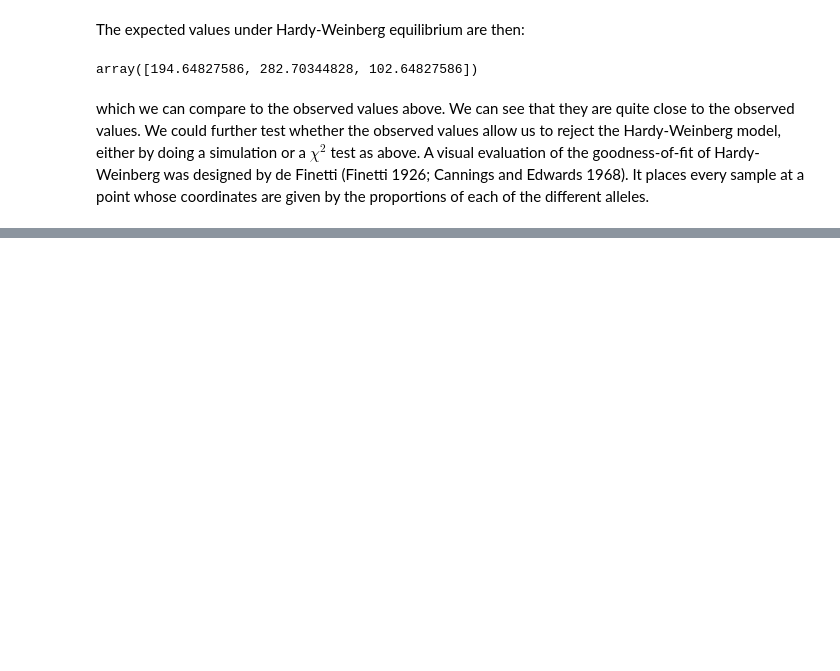
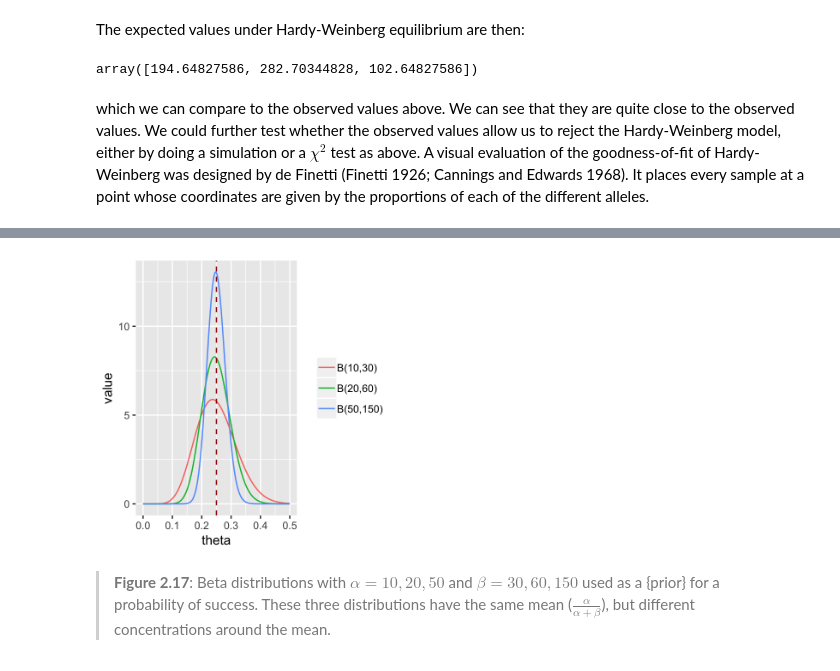
Before and after one commit to nekrut/msmb_python, a Jupyter notebook: chapter2.ipynb, the cells around one changed output, grey strips where cells are left out. Cells and saved outputs as stored; diff of their text form; code cells hidden in the pictures; blank space fills up the shorter version.

```diff
--- a/chapter2.ipynb
+++ b/chapter2.ipynb
@@ -714,0 +866,6 @@ which we can compare to the observed values above. We can see that they are quit
+# %%
+display(Image('http://web.stanford.edu/class/bios221/book/figure/chap2-histobeta2-1.png',width=300, height=300))
+# %% [output]
+[figure, added]
+# %% [markdown]
+> **Figure 2.17**: Beta distributions with $\alpha = 10, 20, 50$ and $\beta = 30, 60, 150$ used as a {prior} for a probability of success. These three distributions have the same mean ($\frac{\alpha}{\alpha+\beta}$), but different concentrations around the mean.
```
Also changed, not shown: parts of 70 cells of this notebook.
